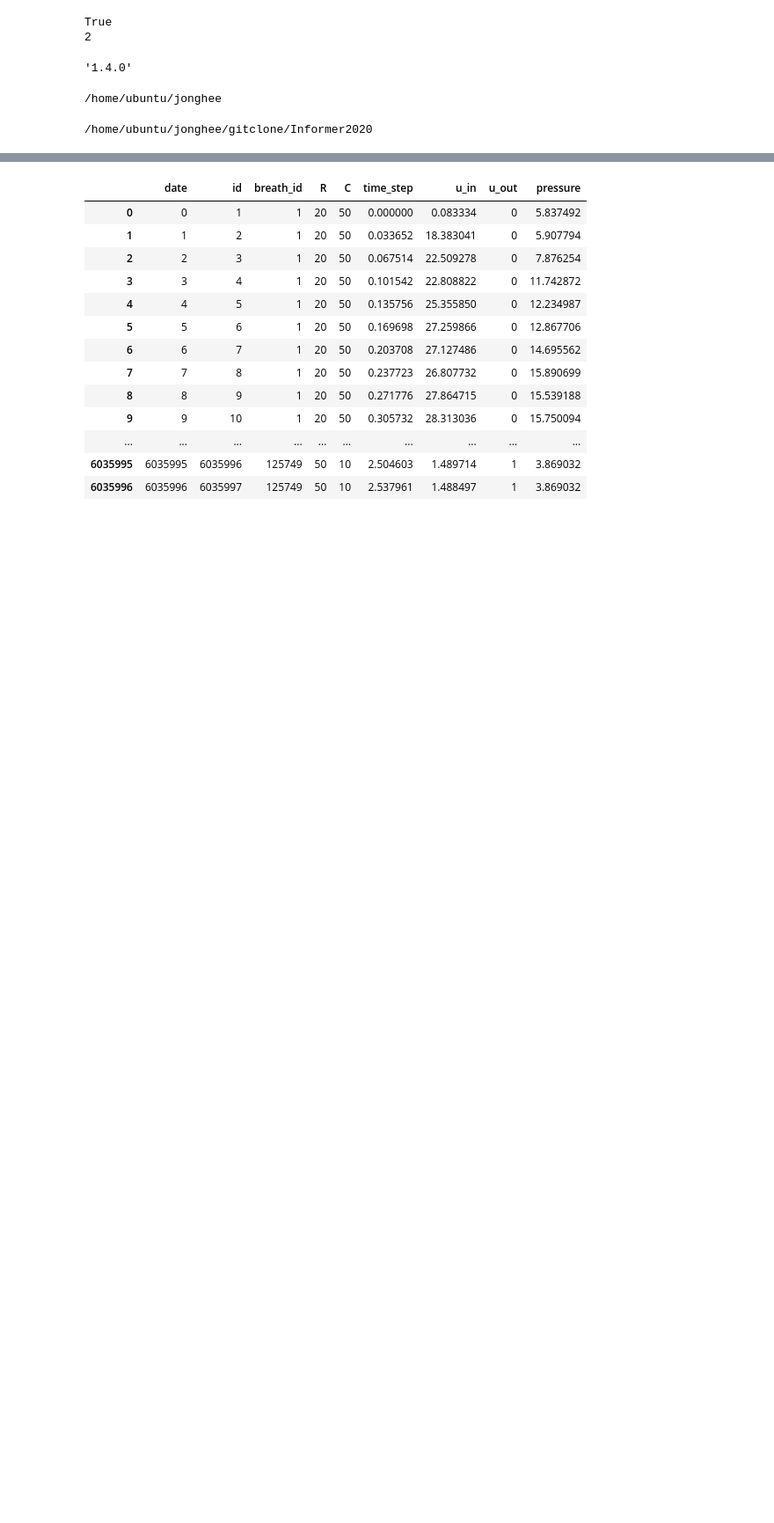
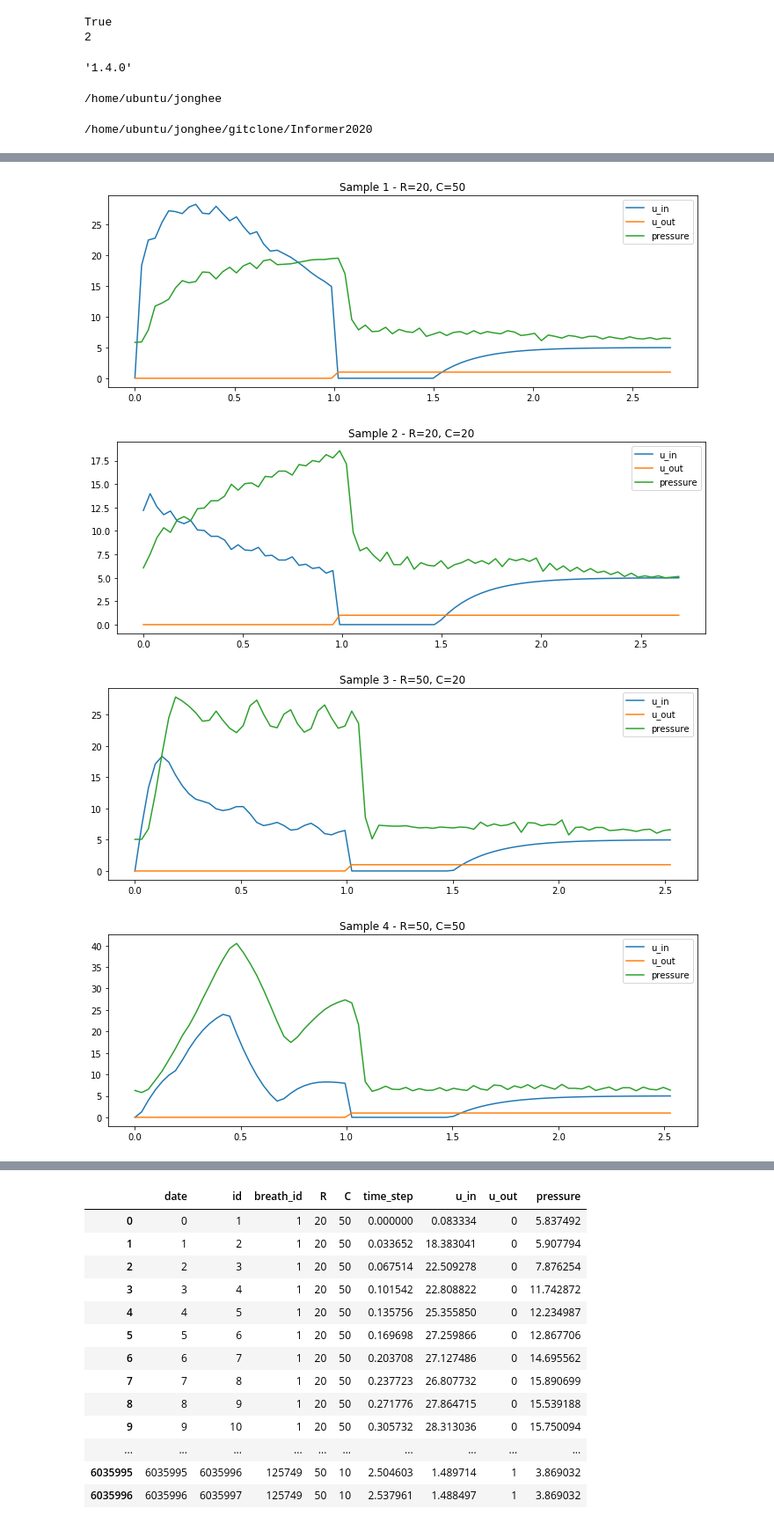
Before and after one commit to K-107/Ventilator_Pressure_Prediction, a Jupyter notebook: jonghee.ipynb, the cells around one changed output, grey strips where cells are left out. Shown at 88% size. Saved outputs shown, nothing was run; the diff lists cells and outputs as text; code cells hidden in the pictures; blank space fills up the shorter version.

```diff
--- a/jonghee.ipynb
+++ b/jonghee.ipynb
@@ -28,9 +30,6 @@ import os
 import numpy as np
 import time
 
-from sklearn.model_selection import GroupKFold
 from sklearn import metrics
 
-sub = pd.read_csv('../../dataset/sample_submission.csv')
-train = pd.read_csv('../../dataset/train.csv')
-test = pd.read_csv('../../dataset/test.csv')
+df = pd.read_csv('../../dataset/train.csv')
@@ -62,0 +69,3 @@ https://min23th.tistory.com/24
+# %%
+df_sample = df[df['breath_id'] < 5].reset_index(drop=True) # 인덱스가 이제 0부터 시작한다!
+df_sample
@@ -62,0 +91,21 @@ https://min23th.tistory.com/24
+# %%
+def plot_sample(sample_id, df):
+    df_breath = df[df['breath_id'] == sample_id]
+    r, c  = df_breath[['R', 'C']].values[0] # r,c는 한 호흡에서 안 변한다!
+
+    cols = ['u_in', 'u_out', 'pressure'] if 'pressure' in df.columns else ['u_in', 'u_out'] # 훈련일 땐 presure가 있지만 test일 땐 없다.
+
+    plt.figure(figsize=(12, 4))
+    for col in cols: # 여기서 돌면서 한 그림에 cols의 선을 그린다.
+        plt.plot(df_breath['time_step'], df_breath[col], label=col)
+
+    plt.legend()
+    plt.title(f'Sample {sample_id} - R={r}, C={c}')
+# %%
+for i in df_sample['breath_id'].unique(): # 1~4까지 돈다.
+    plot_sample(i, df)
+# %% [output]
+[figure, added]
+[figure, added]
+[figure, added]
+[figure, added]
```
Also changed, not shown: parts of 95 cells of this notebook.
